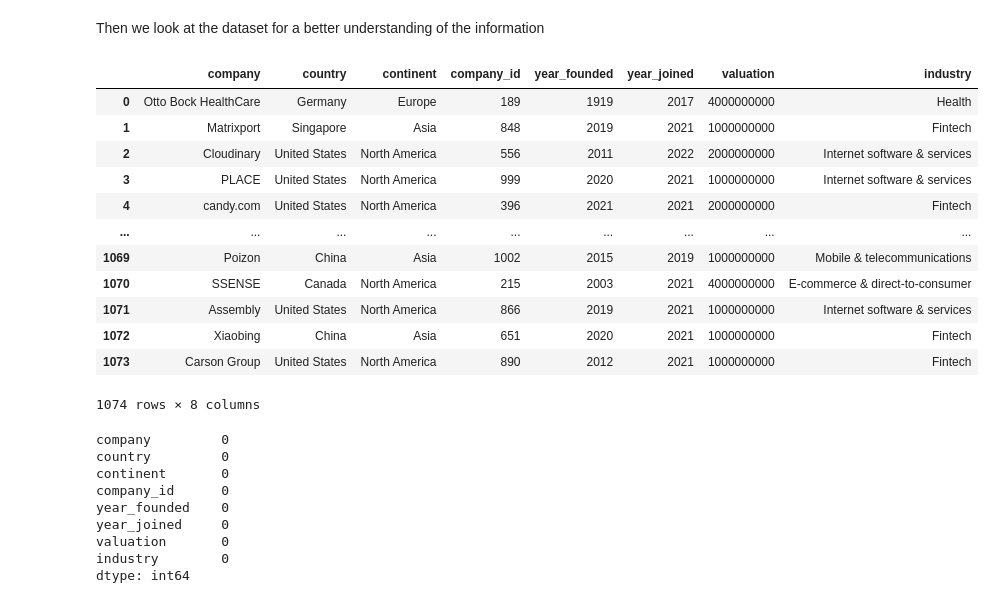
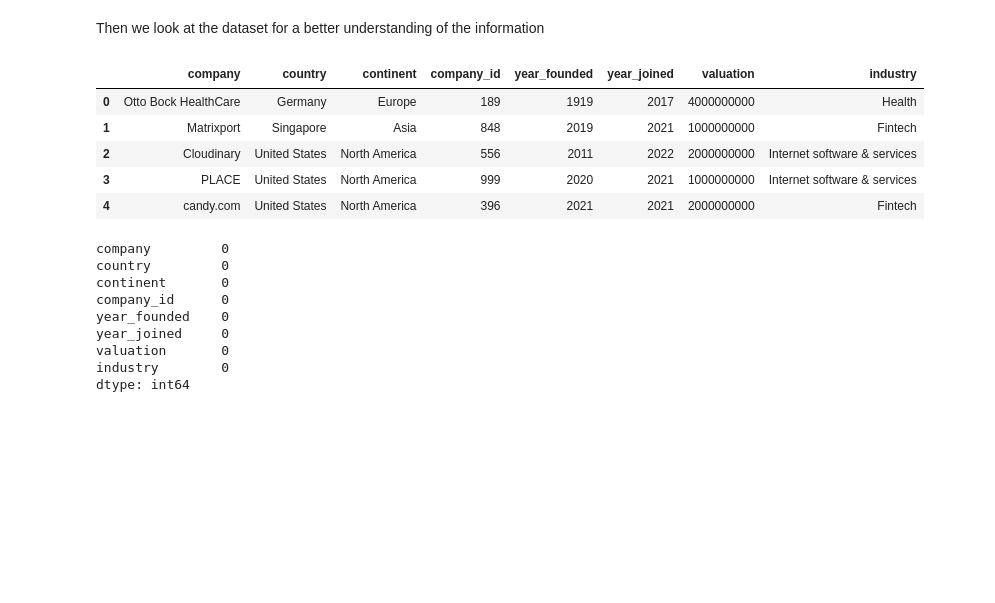
Before and after one commit to rromerov/Data-Science-Projects, a Jupyter notebook: data_analysis/unicorn_companies.ipynb, the cells around one changed output. Saved outputs shown, nothing was run; the diff lists cells and outputs as text; code cells hidden in the pictures; blank space fills up the shorter version.

```diff
--- a/data_analysis/unicorn_companies.ipynb
+++ b/data_analysis/unicorn_companies.ipynb
@@ -13,21 +15,14 @@ import seaborn as sns
 Then we look at the dataset for a better understanding of the information
 # %%
 df=pd.read_csv("unicorns.csv")
-df
+df.head()
 # %% [output]
 |  | company | country | continent | company_id | year_founded | year_joined | valuation | industry |
 | 0 | Otto Bock HealthCare | Germany | Europe | 189 | 1919 | 2017 | 4000000000 | Health |
 | 1 | Matrixport | Singapore | Asia | 848 | 2019 | 2021 | 1000000000 | Fintech |
 | 2 | Cloudinary | United States | North America | 556 | 2011 | 2022 | 2000000000 | Internet software & services |
 | 3 | PLACE | United States | North America | 999 | 2020 | 2021 | 1000000000 | Internet software & services |
 | 4 | candy.com | United States | North America | 396 | 2021 | 2021 | 2000000000 | Fintech |
-| ... | ... | ... | ... | ... | ... | ... | ... | ... |
-| 1069 | Poizon | China | Asia | 1002 | 2015 | 2019 | 1000000000 | Mobile & telecommunications |
-| 1070 | SSENSE | Canada | North America | 215 | 2003 | 2021 | 4000000000 | E-commerce & direct-to-consumer |
-| 1071 | Assembly | United States | North America | 866 | 2019 | 2021 | 1000000000 | Internet software & services |
-| 1072 | Xiaobing | China | Asia | 651 | 2020 | 2021 | 1000000000 | Fintech |
-| 1073 | Carson Group | United States | North America | 890 | 2012 | 2021 | 1000000000 | Fintech |
-1074 rows × 8 columns
 # %%
 #Verifiy missing values
 df.isnull().sum()
```
Also changed, not shown: parts of 9 cells of this notebook, 1 other file.
